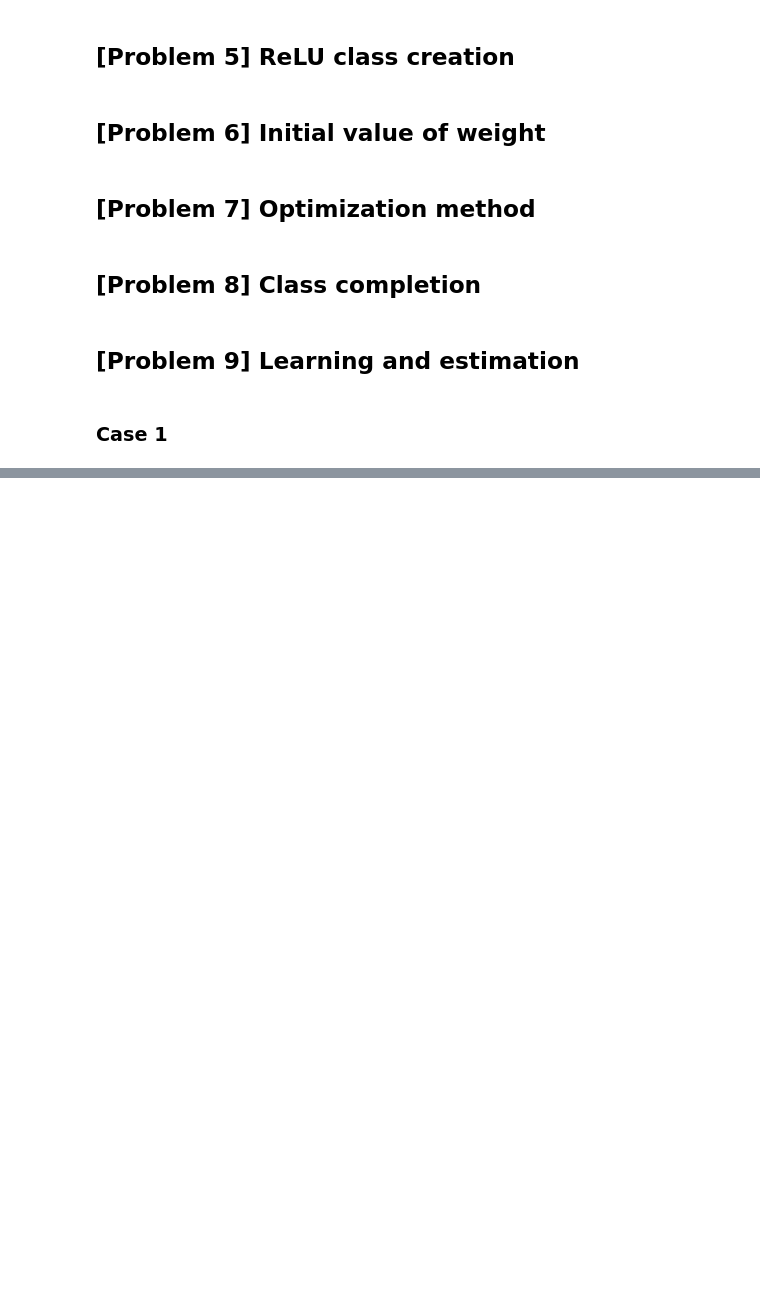
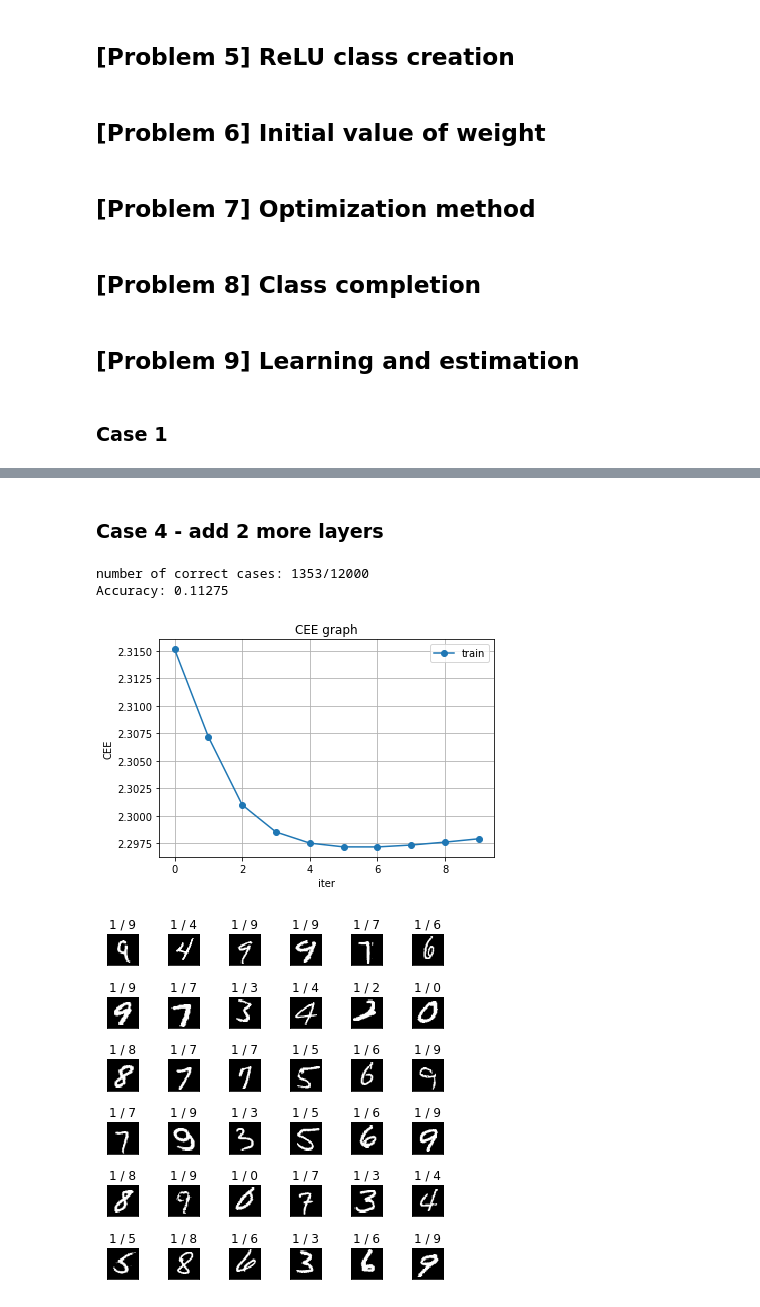
Before and after one commit to goriummaximum/diveintocode-ml, a Jupyter notebook: Sprints/sprint10-DNN/dnn.ipynb, the cells around one changed output, grey strips where cells are left out. Cells and saved outputs as stored; diff of their text form; code cells hidden in the pictures; blank space fills up the shorter version.

```diff
--- a/Sprints/sprint10-DNN/dnn.ipynb
+++ b/Sprints/sprint10-DNN/dnn.ipynb
@@ -474,0 +522,23 @@ draw_fault(y_pred, np.argmax(y_val, axis=1))
+# %% [markdown]
+<h3>Case 4 - add 2 more layers</h3>
+# %%
+dnn_4 = ScratchDeepNeuralNetrowkClassifier(
+                hidden_layers=[400,200,200,400],
+                hidden_activations=['sigmoid', 'relu', 'relu', 'sigmoid'],
+                hidden_initializers=['xavier', 'he', 'he', 'xavier'],
+                sigma=0.01,
+                optimizer='adagrad',
+                layer_type=None,
+                batch_size=batch_size,
+                epochs=epochs,
+                lr=0.05,
+                seed=69,
+                verbose=False
+)
+
+handler(dnn_4, X_train, y_train, X_val, y_val, epochs)
+# %% [output]
+number of correct cases: 1353/12000
+Accuracy: 0.11275
+[figure, added]
+[figure, added]
```
Also changed, not shown: parts of 15 cells of this notebook.
